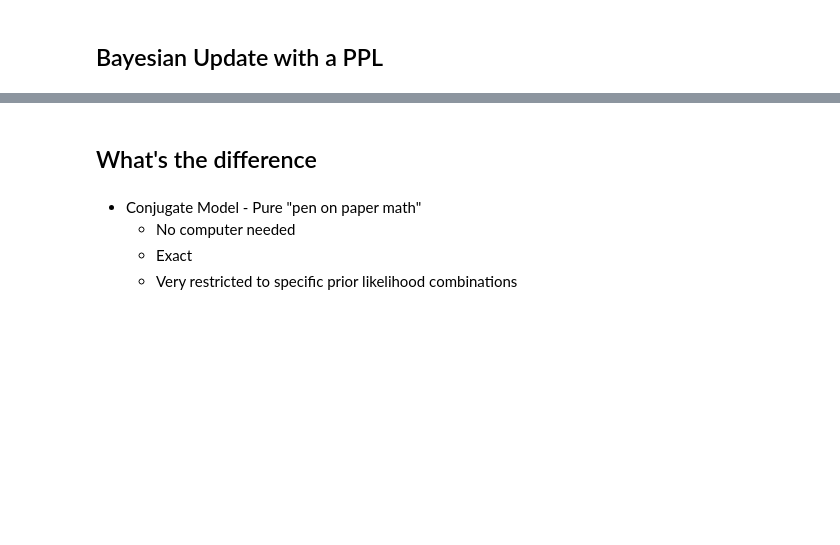
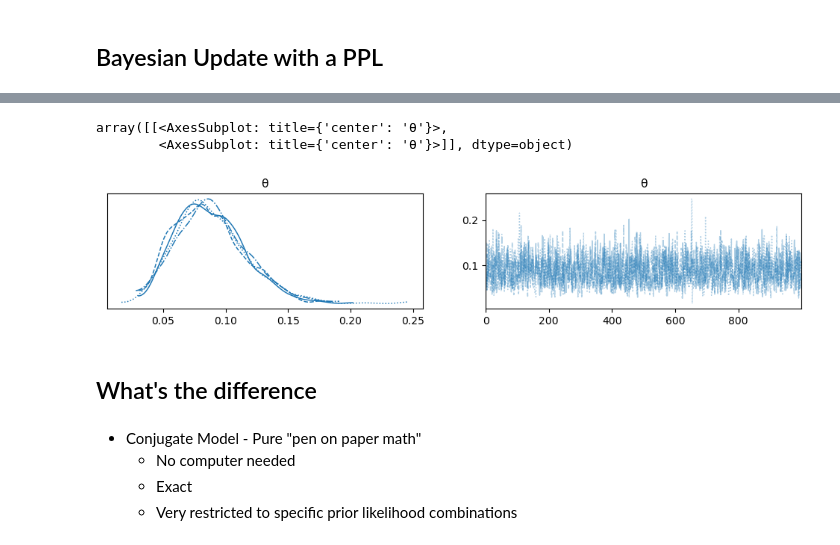
Before and after one commit to canyon289/ssm_book_club, a Jupyter notebook: 2_notation_and_theory/Notation_And_Theory.ipynb, the cells around one changed output, grey strips where cells are left out. Drawn from its saved outputs; the diff is of its cells as text; code cells hidden in the pictures; blank space fills up the shorter version.

```diff
--- a/2_notation_and_theory/Notation_And_Theory.ipynb
+++ b/2_notation_and_theory/Notation_And_Theory.ipynb
@@ -130,6 +145,6 @@ pz.Beta(2+8, 2+num_non_conversions).plot_pdf();
 ## Bayesian Update with a PPL
 # %%
 with pm.Model() as model:
-    θ = pm.Beta("θ", 2, 10)
-    y = pm.Binomial("y", n=1, p=θ, observed=signups)
-    trace = pm,sample()
+    θ = pm.Beta("θ", 1, 1)
+    y = pm.Binomial("y", n=num_visits, p=θ, observed=num_conversions)
+    trace = pm.sample()
@@ -136,3 +158,9 @@ with pm.Model() as model:
+# %%
+az.plot_trace(trace);
+# %% [output]
+array([[<AxesSubplot: title={'center': 'θ'}>,
+        <AxesSubplot: title={'center': 'θ'}>]], dtype=object)
+[figure, added]
 # %% [markdown]
 ## What's the difference
 # %% [markdown]
```
Also changed, not shown: parts of 19 cells of this notebook, 4 other files.
